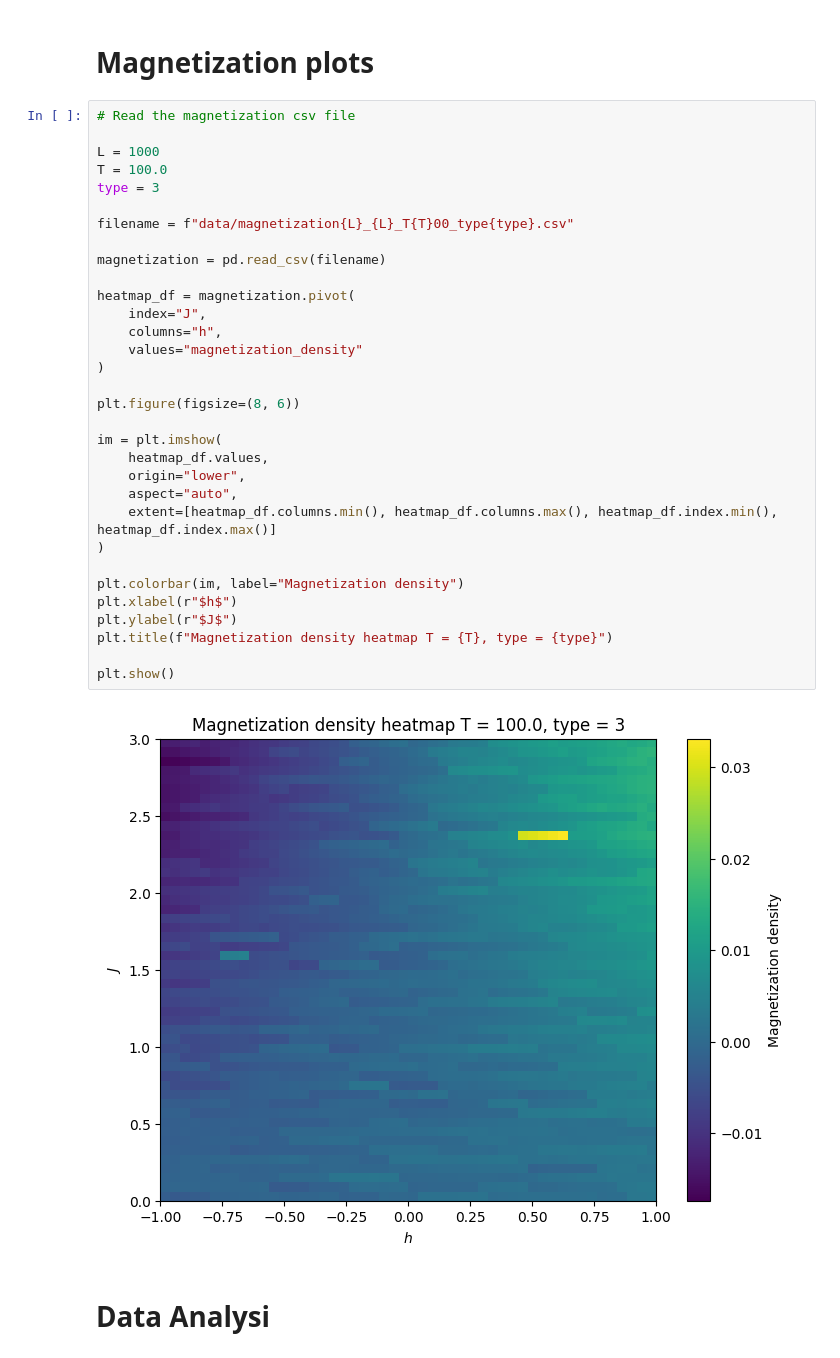
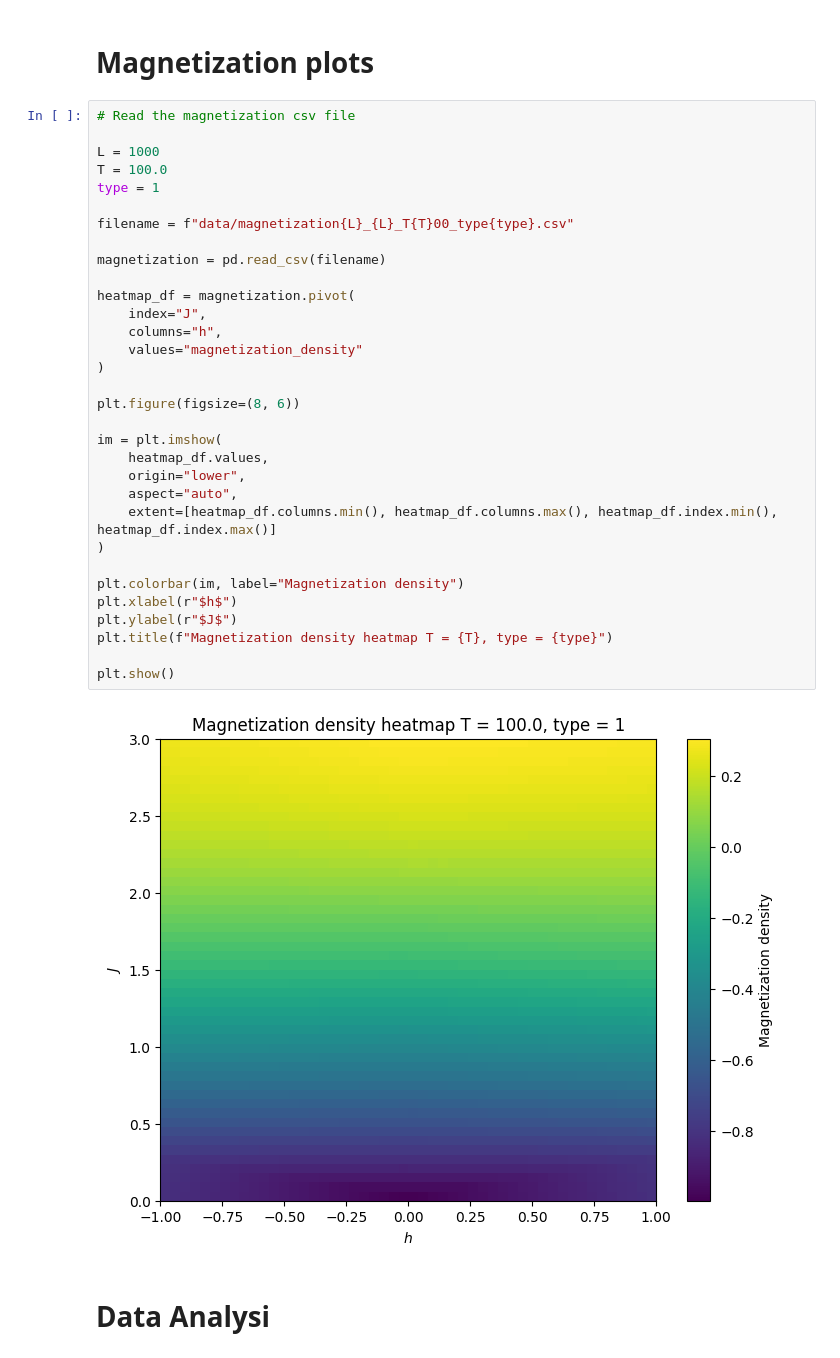
Before and after one commit to nicolomontagner02/GPU_Ising_model, a Jupyter notebook: Post_processing.ipynb, the cells around one changed output. Cells and saved outputs as stored; diff of their text form.

```diff
--- a/Post_processing.ipynb
+++ b/Post_processing.ipynb
@@ -35,35 +38,35 @@ plot_lattice("data/ising_J3.000_h0.306_T100.000_Lx1000_Ly1000_MC10000000_type3.d
 
 L = 1000
 T = 100.0
-type = 3
+type = 1
 
 filename = f"data/magnetization{L}_{L}_T{T}00_type{type}.csv"
 
 magnetization = pd.read_csv(filename)
 
 heatmap_df = magnetization.pivot(
     index="J",
     columns="h",
     values="magnetization_density"
 )
 
 plt.figure(figsize=(8, 6))
 
 im = plt.imshow(
     heatmap_df.values,
     origin="lower",
     aspect="auto",
     extent=[heatmap_df.columns.min(), heatmap_df.columns.max(), heatmap_df.index.min(), heatmap_df.index.max()]
 )
 
 plt.colorbar(im, label="Magnetization density")
 plt.xlabel(r"$h$")
 plt.ylabel(r"$J$")
 plt.title(f"Magnetization density heatmap T = {T}, type = {type}")
 
 plt.show()
 # %% [output]
-[figure, old version]
+[figure, new version]
 # %% [markdown]
 # Data Analysi
 # %%
```
Also changed, not shown: parts of 2 cells of this notebook, 1 other file.
